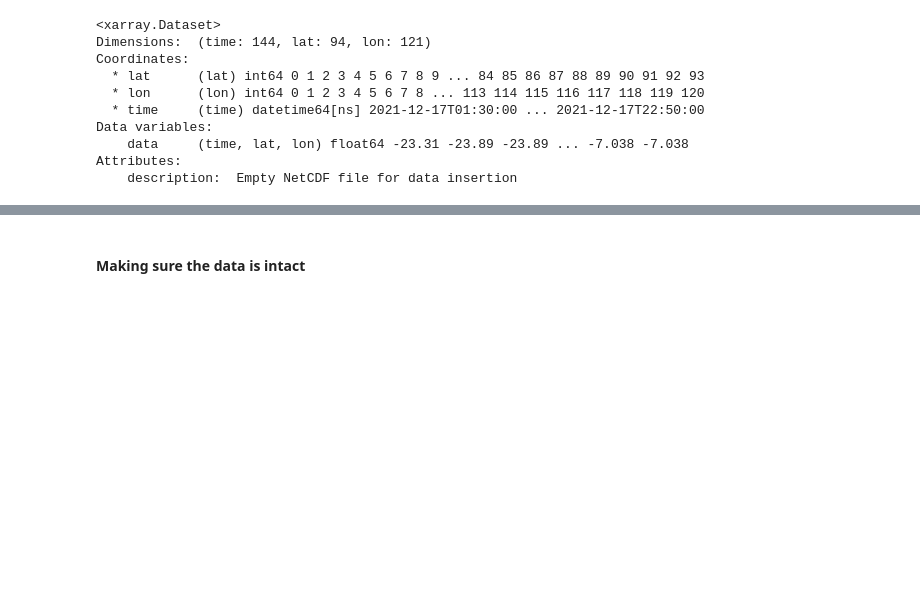
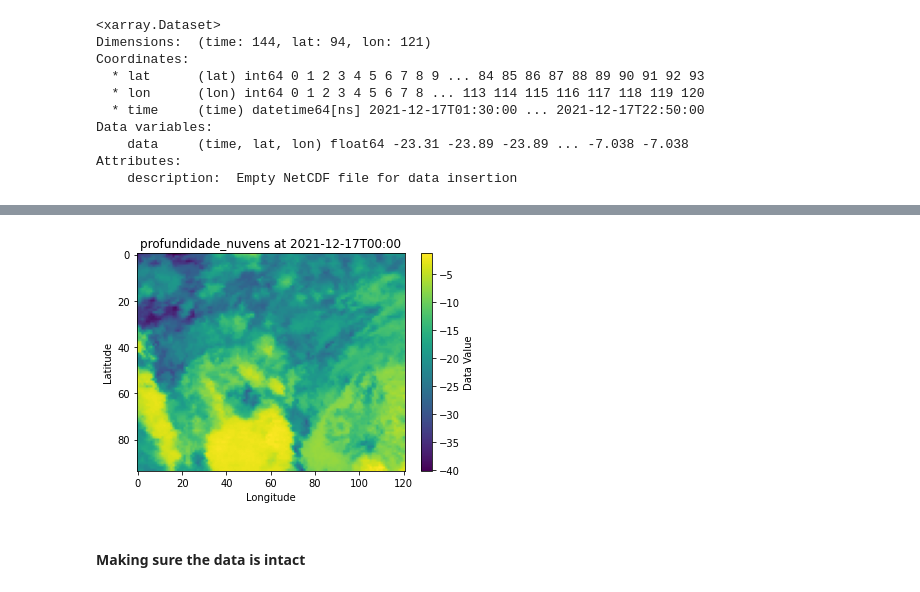
Before and after one commit to AILAB-CEFET-RJ/atmoseer, a Jupyter notebook: src/analyse_nc_file.ipynb, the cells around one changed output, grey strips where cells are left out. Saved outputs shown, nothing was run; the diff lists cells and outputs as text; code cells hidden in the pictures; blank space fills up the shorter version.

```diff
--- a/src/analyse_nc_file.ipynb
+++ b/src/analyse_nc_file.ipynb
@@ -94,3 +232,28 @@ Attributes:
+# %%
+import matplotlib.pyplot as plt
+
+# Convert the timestamp string to np.datetime64
+target_timestamp = np.datetime64("2021-12-17T00:00")
+
+# Extract data for the specific channel and timestamp
+feature_name = "profundidade_nuvens"
+channel_index = np.where(combined_ds.coords['channel'].values == feature_name)[0][0]
+
+# Find the index of the target timestamp
+time_index = np.where(combined_ds.coords['time'].values == target_timestamp)[0][0]
+
+# Get the data for that timestamp
+data_at_timestamp = combined_ds["data"].isel(time=time_index, channel=channel_index)
+
+# Plotting
+plt.imshow(data_at_timestamp, cmap='viridis', aspect='auto')
+plt.colorbar(label='Data Value')
+plt.title(f"{feature_name} at {target_timestamp}")
+plt.xlabel("Longitude")
+plt.ylabel("Latitude")
+plt.show()
+# %% [output]
+[figure, added]
 # %% [markdown]
 #### Making sure the data is intact
 # %%
```
Also changed, not shown: parts of 4 cells of this notebook.
